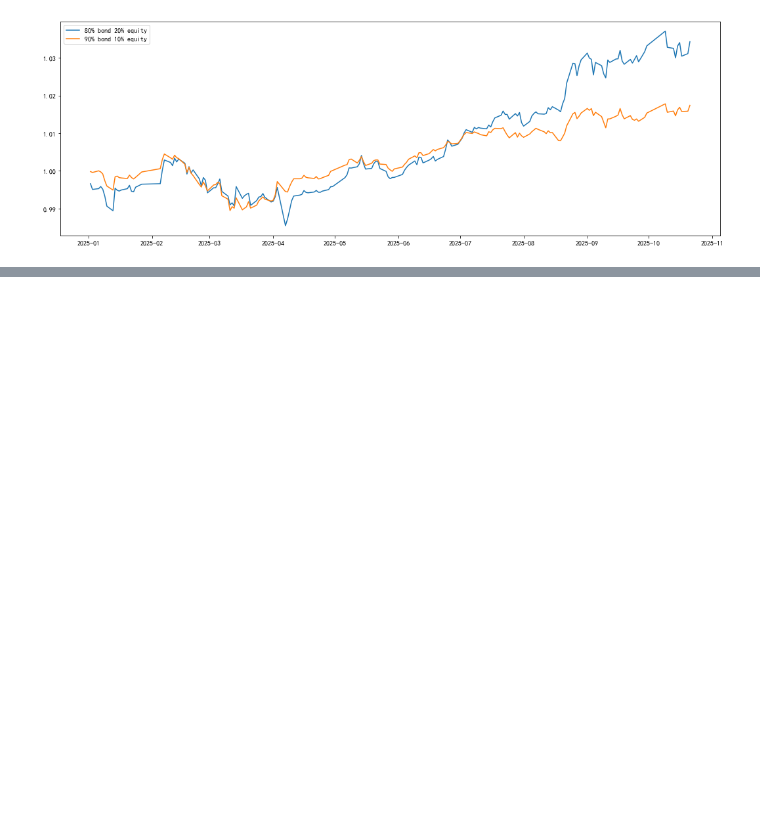
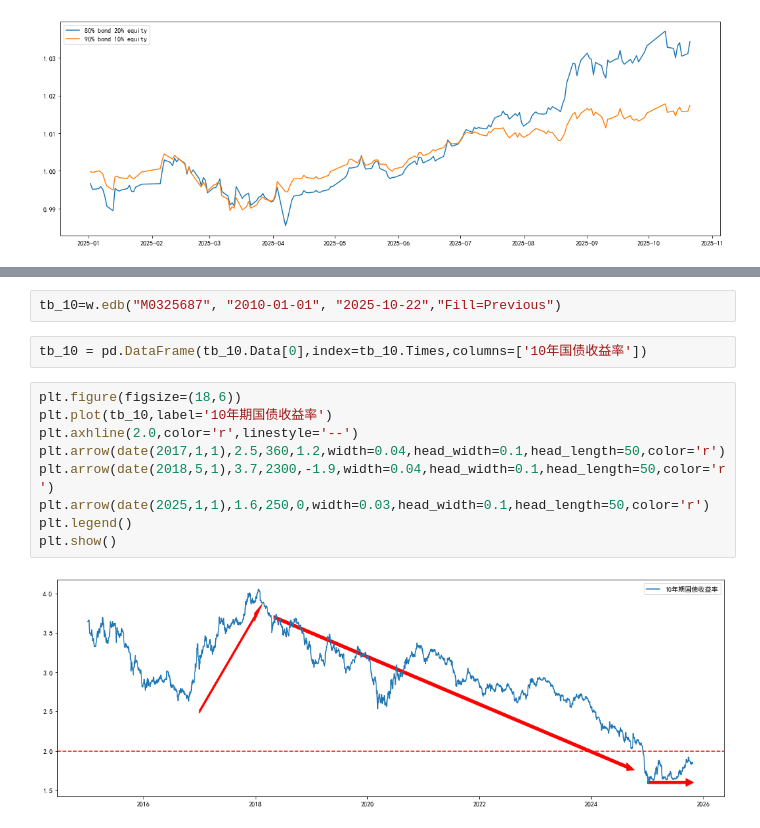
Before and after one commit to nurhachar-sibei/-----, a Jupyter notebook: 低利率时代投资研究.ipynb, the cells around one changed output, grey strips where cells are left out. Drawn from its saved outputs; the diff is of its cells as text; blank space fills up the shorter version.

```diff
--- a/低利率时代投资研究.ipynb
+++ b/低利率时代投资研究.ipynb
@@ -169,0 +189,15 @@ plt.show()
+# %%
+tb_10=w.edb("M0325687", "2010-01-01", "2025-10-22","Fill=Previous")
+# %%
+tb_10 = pd.DataFrame(tb_10.Data[0],index=tb_10.Times,columns=['10年国债收益率'])
+# %%
+plt.figure(figsize=(18,6))
+plt.plot(tb_10,label='10年期国债收益率')
+plt.axhline(2.0,color='r',linestyle='--')
+plt.arrow(date(2017,1,1),2.5,360,1.2,width=0.04,head_width=0.1,head_length=50,color='r')
+plt.arrow(date(2018,5,1),3.7,2300,-1.9,width=0.04,head_width=0.1,head_length=50,color='r')
+plt.arrow(date(2025,1,1),1.6,250,0,width=0.03,head_width=0.1,head_length=50,color='r')
+plt.legend()
+plt.show()
+# %% [output]
+[figure, added]
```
Also changed, not shown: parts of 15 cells of this notebook, 2 other files.
